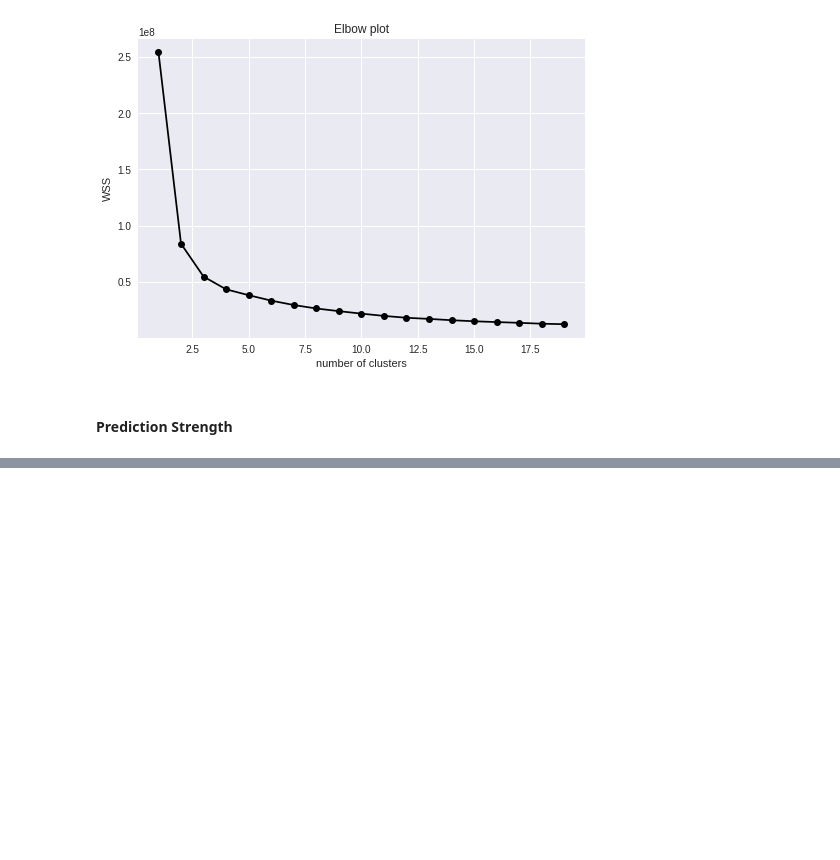
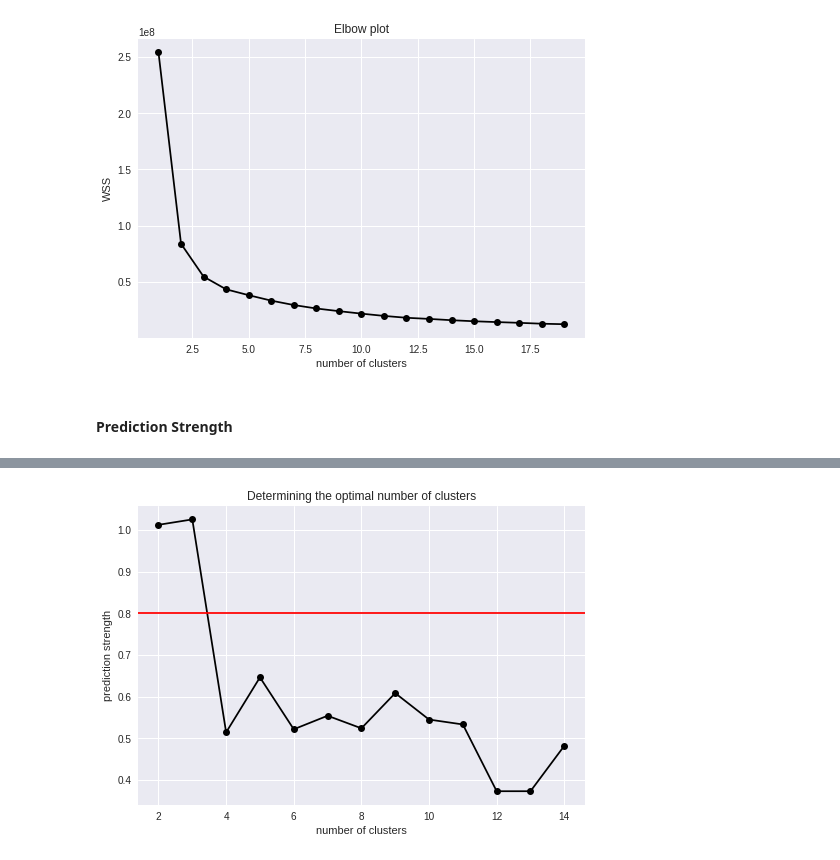
Before and after one commit to dehoyosb/MinJusticia_team77_DS4A_Project, a Jupyter notebook: app/unsupervised_learning_daniel.ipynb, the cells around one changed output, grey strips where cells are left out. Drawn from its saved outputs; the diff is of its cells as text; code cells hidden in the pictures; blank space fills up the shorter version.

```diff
--- a/app/unsupervised_learning_daniel.ipynb
+++ b/app/unsupervised_learning_daniel.ipynb
@@ -292,3 +579,22 @@ def get_prediction_strength(k, train_centroids, x_test, test_labels):
+# %%
+# running the clustering
+strengths = []
+for k in clusters:
+    model_train = KMeans(n_clusters=k, random_state=42).fit(X_train)
+    model_test = KMeans(n_clusters=k, random_state=42).fit(X_test)
+
+    pred_str = get_prediction_strength_optim(k, model_train.cluster_centers_, X_test, model_test.labels_)
+    strengths.append(pred_str)
+
+# plotting
+_, ax = plt.subplots()
+ax.plot(clusters, strengths, '-o', color='black')
+ax.axhline(y=0.8, c='red');
+ax.set(title='Determining the optimal number of clusters',
+       xlabel='number of clusters',
+       ylabel='prediction strength');
+# %% [output]
+[figure, added]
 # %%
 # running the clustering
 strengths = []
```
Also changed, not shown: parts of 42 cells of this notebook.
